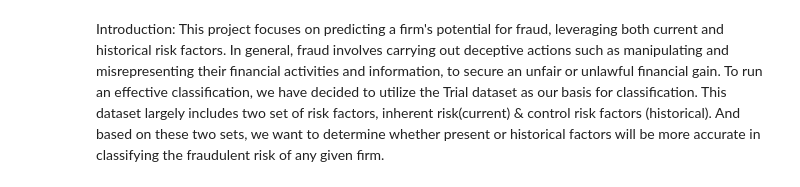
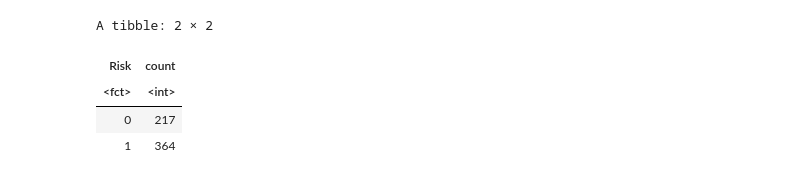
Before and after one commit to sgvjlee23/DSCI1002023SGroup6, a Jupyter notebook: audit_classification.ipynb, the cells around one changed output. Saved outputs shown, nothing was run; the diff lists cells and outputs as text; code cells hidden in the pictures.

```diff
--- a/audit_classification.ipynb
+++ b/audit_classification.ipynb
@@ -72,4 +83,11 @@ $ Risk          <dbl> 0, 0, 0, 0, 0, 0, 0, 0, 0, 0, 0, 0, 0, 0, 0, 0, 0, 0, 0,
-# %% [markdown]
-Introduction: This project focuses on predicting a firm's potential for fraud, leveraging both current and historical risk factors. In general, fraud involves carrying out deceptive actions such as manipulating and misrepresenting their financial activities and information, to secure an unfair or unlawful financial gain. To run an effective classification, we have decided to utilize the Trial dataset as our basis for classification. This dataset largely includes two set of risk factors, inherent risk(current) & control risk factors (historical). And based on these two sets, we want to determine whether present or historical factors will be more accurate in classifying the fraudulent risk of any given firm.
 # %%
 fraud_count <- trial_train |>
+                group_by (Risk) |>
+                summarize (count = n())
+fraud_count
+# %% [output]
+A tibble: 2 × 2
+| Risk | count |
+| <fct> | <int> |
+| 0 | 217 |
+| 1 | 364 |
```
Also changed, not shown: parts of 8 cells of this notebook.
